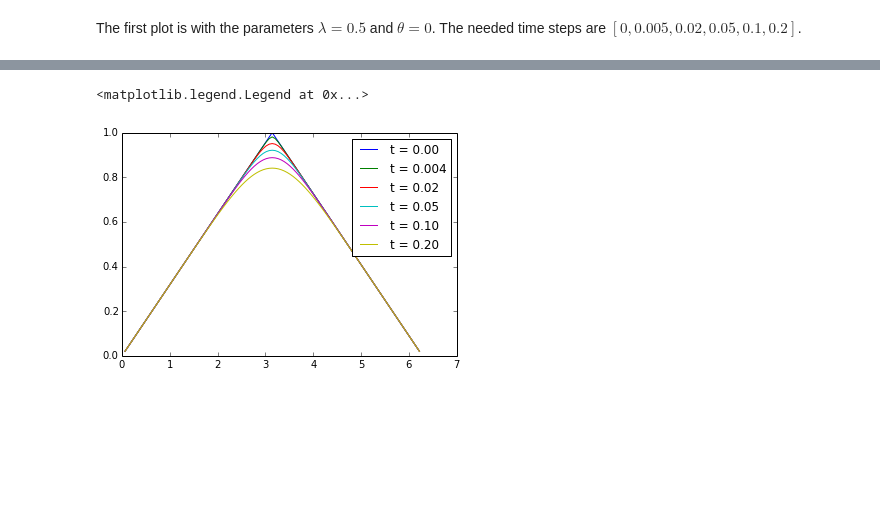
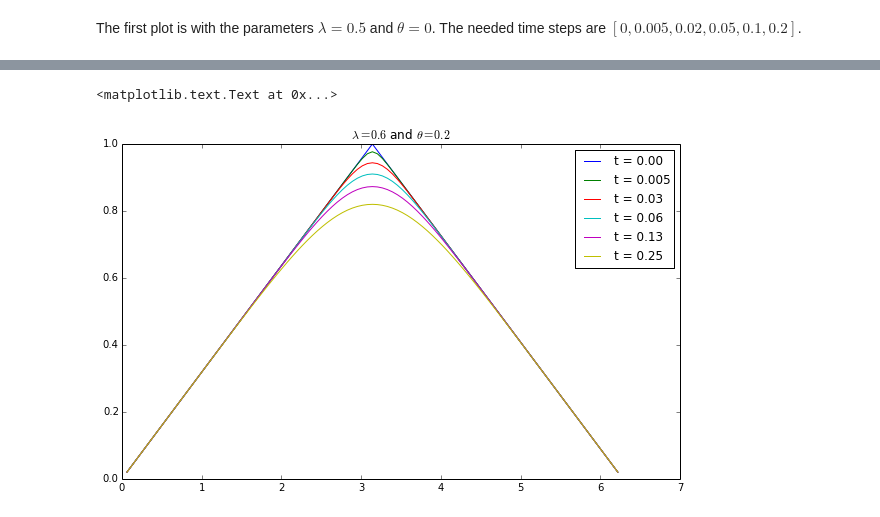
Before and after one commit to flothesof/posts, a Jupyter notebook: 20131211_KevinHomework.ipynb, the cells around one changed output, grey strips where cells are left out. Cells and saved outputs as stored; diff of their text form; code cells hidden in the pictures; blank space fills up the shorter version.

```diff
--- a/20131211_KevinHomework.ipynb
+++ b/20131211_KevinHomework.ipynb
@@ -29,6 +42,7 @@ Le schéma de Crank-Nicholson est détaillé [sur cette page](http://en.wikipedi
 # Practical implementation
 # %%
 %pylab inline
+rcParams["figure.figsize"] = (10, 6)
 # %% [output]
 Populating the interactive namespace from numpy and matplotlib
 # %%
@@ -114,17 +168,20 @@ The first plot is with the parameters $\lambda = 0.5$ and $\theta = 0$. The need
 # %%
-sol = Solution(x, T_0, 0.5, 0)
+lambda_value = .64
+theta = .2
+sol = Solution(x, T_0, lambda_value, theta)
 plot(sol.x, array(sol.T), label='t = %.2f' % sol.t)
 sol.solve_n_steps(2)
 plot(sol.x, array(sol.T), label='t = %.3f' % sol.t)
 sol.solve_n_steps(8)
 plot(sol.x, array(sol.T), label='t = %.2f' % sol.t)
 sol.solve_n_steps(15)
 plot(sol.x, array(sol.T), label='t = %.2f' % sol.t)
 sol.solve_n_steps(25)
 plot(sol.x, array(sol.T), label='t = %.2f' % sol.t)
 sol.solve_n_steps(50)
 plot(sol.x, array(sol.T), label='t = %.2f' % sol.t)
 legend()
+title(u"$\lambda=%.1f$ and $\\theta=%.1f$" %(lambda_value, theta))
 # %% [output]
-<matplotlib.legend.Legend at 0x...>
+<matplotlib.text.Text at 0x...>
-[figure, old version]
+[figure, new version]
```
Also changed, not shown: parts of 9 cells of this notebook.
